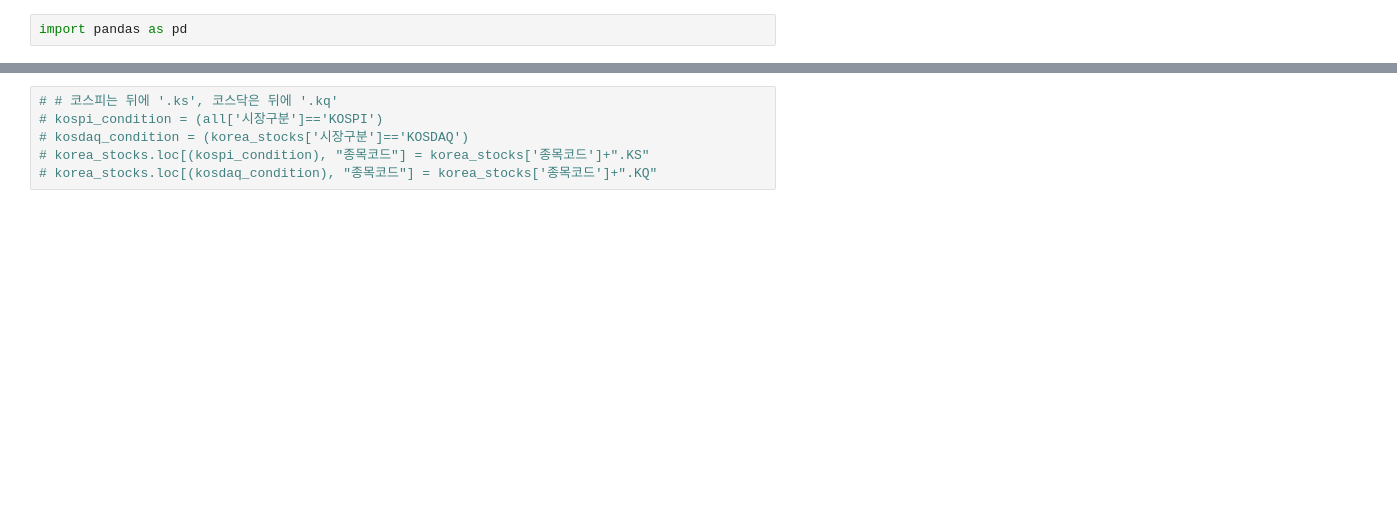
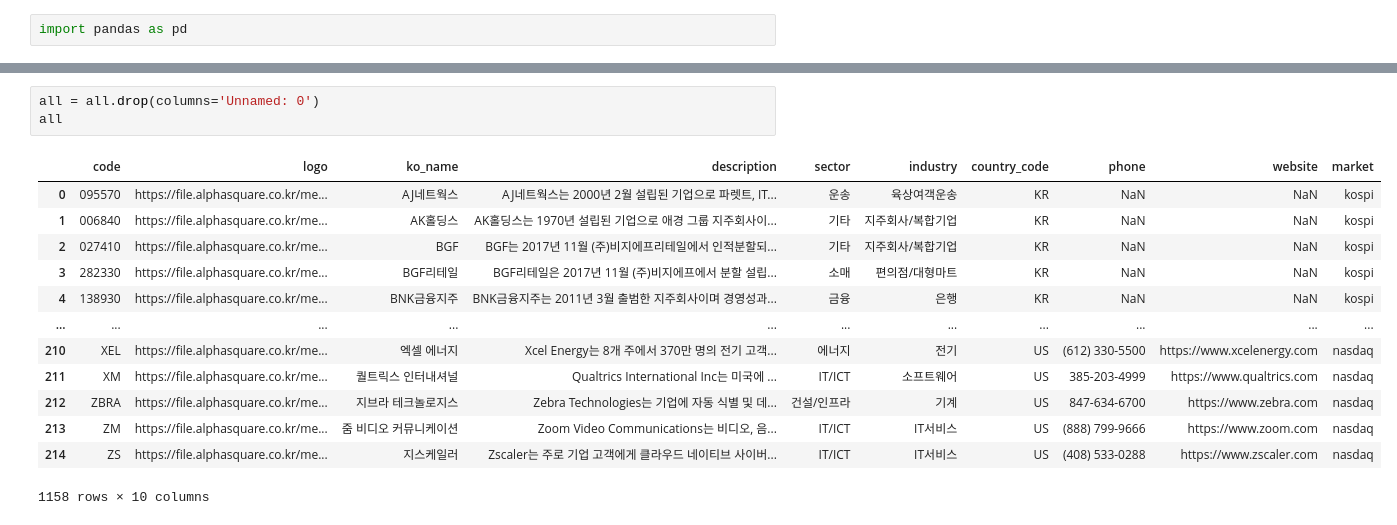
Before and after one commit to giokim12/data-preprocessing, a Jupyter notebook: alphasquare_all.ipynb, the cells around one changed output, grey strips where cells are left out. Cells and saved outputs as stored; diff of their text form; blank space fills up the shorter version.

```diff
--- a/alphasquare_all.ipynb
+++ b/alphasquare_all.ipynb
@@ -23,6 +24,17 @@ all
-# %%
-# # 코스피는 뒤에 '.ks', 코스닥은 뒤에 '.kq'
-# kospi_condition = (all['시장구분']=='KOSPI')
-# kosdaq_condition = (korea_stocks['시장구분']=='KOSDAQ')
-# korea_stocks.loc[(kospi_condition), "종목코드"] = korea_stocks['종목코드']+".KS"
-# korea_stocks.loc[(kosdaq_condition), "종목코드"] = korea_stocks['종목코드']+".KQ"
+# %%
+all = all.drop(columns='Unnamed: 0')
+all
+# %% [output]
+|  | code | logo | ko_name | description | sector | industry | country_code | phone | website | market |
+| 0 | 095570 | https://file.alphasquare.co.kr/me... | AJ네트웍스 | AJ네트웍스는 2000년 2월 설립된 기업으로 파렛트, IT... | 운송 | 육상여객운송 | KR | NaN | NaN | kospi |
+| 1 | 006840 | https://file.alphasquare.co.kr/me... | AK홀딩스 | AK홀딩스는 1970년 설립된 기업으로 애경 그룹 지주회사이... | 기타 | 지주회사/복합기업 | KR | NaN | NaN | kospi |
+| 2 | 027410 | https://file.alphasquare.co.kr/me... | BGF | BGF는 2017년 11월 (주)비지에프리테일에서 인적분할되... | 기타 | 지주회사/복합기업 | KR | NaN | NaN | kospi |
+| 3 | 282330 | https://file.alphasquare.co.kr/me... | BGF리테일 | BGF리테일은 2017년 11월 (주)비지에프에서 분할 설립... | 소매 | 편의점/대형마트 | KR | NaN | NaN | kospi |
+| 4 | 138930 | https://file.alphasquare.co.kr/me... | BNK금융지주 | BNK금융지주는 2011년 3월 출범한 지주회사이며 경영성과... | 금융 | 은행 | KR | NaN | NaN | kospi |
+| ... | ... | ... | ... | ... | ... | ... | ... | ... | ... | ... |
+| 210 | XEL | https://file.alphasquare.co.kr/me... | 엑셀 에너지 | Xcel Energy는 8개 주에서 370만 명의 전기 고객... | 에너지 | 전기 | US | (612) 330-5500 | https://www.xcelenergy.com | nasdaq |
+| 211 | XM | https://file.alphasquare.co.kr/me... | 퀄트릭스 인터내셔널 | Qualtrics International Inc는 미국에 ... | IT/ICT | 소프트웨어 | US | 385-203-4999 | https://www.qualtrics.com | nasdaq |
+| 212 | ZBRA | https://file.alphasquare.co.kr/me... | 지브라 테크놀로지스 | Zebra Technologies는 기업에 자동 식별 및 데... | 건설/인프라 | 기계 | US | 847-634-6700 | https://www.zebra.com | nasdaq |
+| 213 | ZM | https://file.alphasquare.co.kr/me... | 줌 비디오 커뮤니케이션 | Zoom Video Communications는 비디오, 음... | IT/ICT | IT서비스 | US | (888) 799-9666 | https://www.zoom.com | nasdaq |
+| 214 | ZS | https://file.alphasquare.co.kr/me... | 지스케일러 | Zscaler는 주로 기업 고객에게 클라우드 네이티브 사이버... | IT/ICT | IT서비스 | US | (408) 533-0288 | https://www.zscaler.com | nasdaq |
+1158 rows × 10 columns
```
Also changed, not shown: parts of 9 cells of this notebook, 7 other files.
